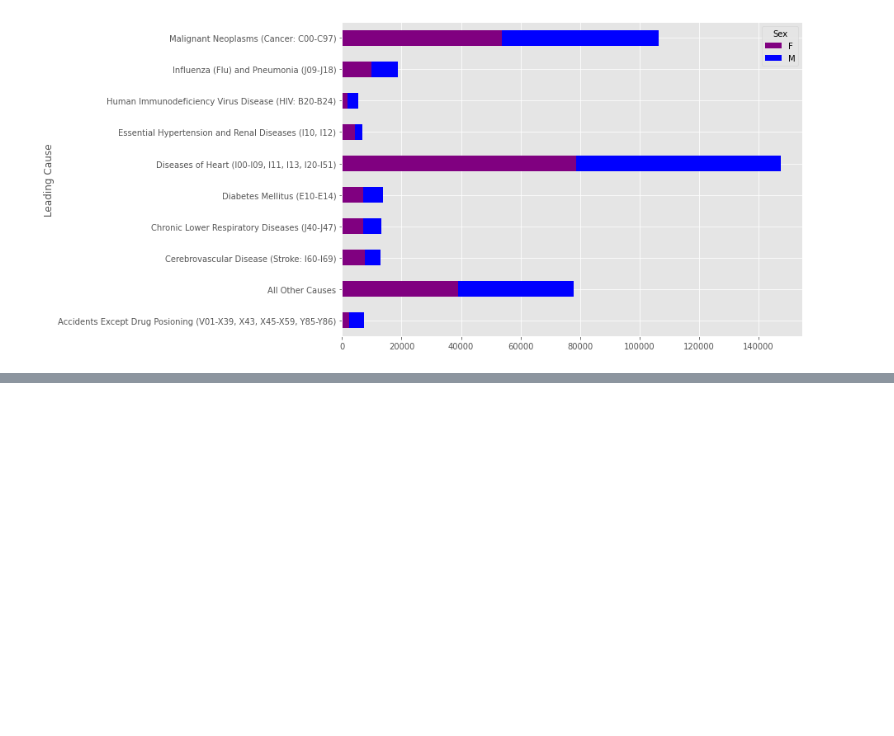
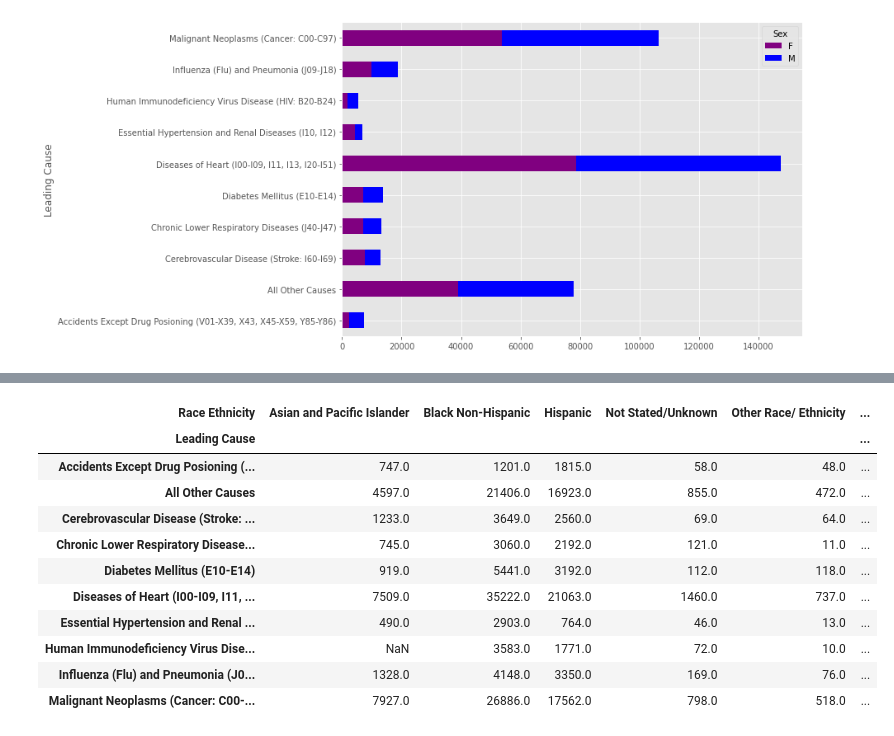
Before and after one commit to broom241/PythonProject1, a Jupyter notebook: Maria_and_Belinda_8_7_20.ipynb, the cells around one changed output, grey strips where cells are left out. Drawn from its saved outputs; the diff is of its cells as text; code cells hidden in the pictures; blank space fills up the shorter version.

```diff
--- a/Maria_and_Belinda_8_7_20.ipynb
+++ b/Maria_and_Belinda_8_7_20.ipynb
@@ -30,0 +54,32 @@ df_pivot_sex.loc[:,['F','M']].plot.barh(stacked=True, color=colors_sex, figsize=
+# %%
+import matplotlib.pyplot as plt
+import matplotlib as mpl
+import seaborn as sns
+import pandas as pd
+import numpy as np
+%matplotlib inline
+mpl.style.use('ggplot')
+colors = ["pink","#DFE615","#153ED4","#006D2C", "#E014C9","#1CC9C9"]
+colors_sex = ["purple","blue"]
+#remove missing values
+missing_values = [".", ",", "na"]
+data = pd.read_csv('https://raw.githubusercontent.com/mdgalvez/Phyton_PROJECT-1/master/New_York_City_Leading_Causes_of_Death%20(2).csv', na_values = missing_values)
+#sum all year
+df_ethnicity =  pd.DataFrame(data,columns=['Leading Cause','Race Ethnicity','Deaths'])
+df_ethnicity_year =  df_ethnicity.groupby(['Leading Cause','Race Ethnicity']).Deaths.sum().reset_index()
+df_ethnicity_year["sum_rank"] = df_ethnicity_year.groupby('Leading Cause').Deaths.transform(np.sum).rank(ascending=0,method='dense')
+df_pivot = pd.pivot_table(df_ethnicity_year[df_ethnicity_year['sum_rank'] < 11], values = 'Deaths', index=['Leading Cause'], columns = 'Race Ethnicity')
+df_pivot
+# %% [output]
+| Race Ethnicity | Asian and Pacific Islander | Black Non-Hispanic | Hispanic | Not Stated/Unknown | Other Race/ Ethnicity | ... |
+| Leading Cause |  |  |  |  |  | ... |
+| Accidents Except Drug Posioning (... | 747.0 | 1201.0 | 1815.0 | 58.0 | 48.0 | ... |
+| All Other Causes | 4597.0 | 21406.0 | 16923.0 | 855.0 | 472.0 | ... |
+| Cerebrovascular Disease (Stroke: ... | 1233.0 | 3649.0 | 2560.0 | 69.0 | 64.0 | ... |
+| Chronic Lower Respiratory Disease... | 745.0 | 3060.0 | 2192.0 | 121.0 | 11.0 | ... |
+| Diabetes Mellitus (E10-E14) | 919.0 | 5441.0 | 3192.0 | 112.0 | 118.0 | ... |
+| Diseases of Heart (I00-I09, I11, ... | 7509.0 | 35222.0 | 21063.0 | 1460.0 | 737.0 | ... |
+| Essential Hypertension and Renal ... | 490.0 | 2903.0 | 764.0 | 46.0 | 13.0 | ... |
+| Human Immunodeficiency Virus Dise... | NaN | 3583.0 | 1771.0 | 72.0 | 10.0 | ... |
+| Influenza (Flu) and Pneumonia (J0... | 1328.0 | 4148.0 | 3350.0 | 169.0 | 76.0 | ... |
+| Malignant Neoplasms (Cancer: C00-... | 7927.0 | 26886.0 | 17562.0 | 798.0 | 518.0 | ... |
```
Also changed, not shown: parts of 3 cells of this notebook.
